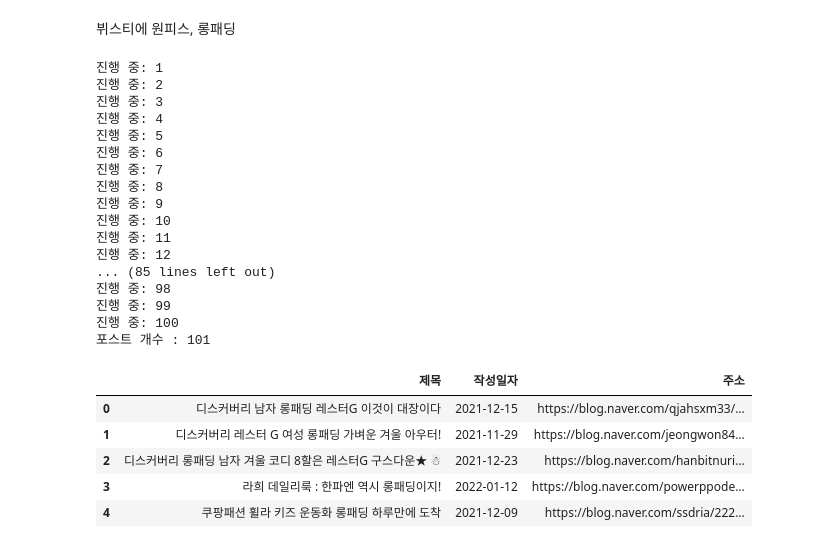
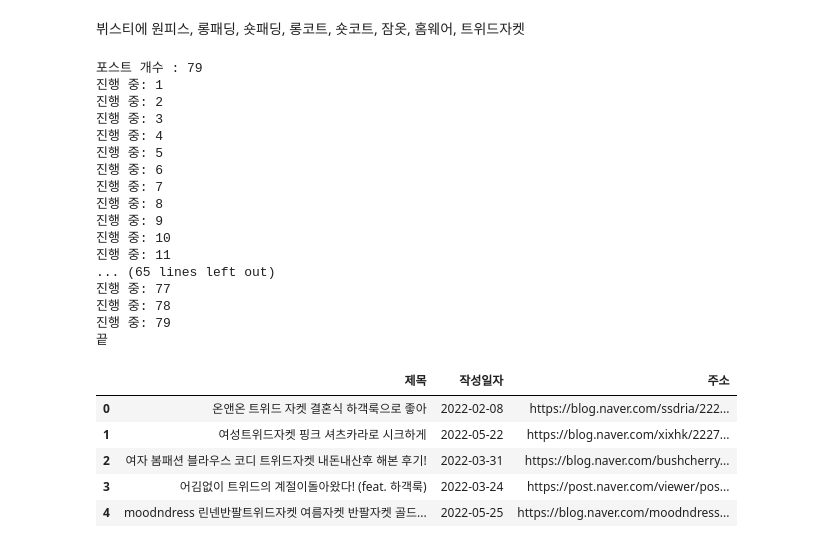
Before and after one commit to 00ddya3/zam_project, a Jupyter notebook: naverblog.ipynb, the cells around one changed output. Saved outputs shown, nothing was run; the diff lists cells and outputs as text; code cells hidden in the pictures.

```diff
--- a/naverblog.ipynb
+++ b/naverblog.ipynb
@@ -6,7 +6,7 @@ import pandas  as pd
 import psycopg2
 from datetime import date, timedelta
 # %% [markdown]
-뷔스티에 원피스, 롱패딩
+뷔스티에 원피스, 롱패딩, 숏패딩, 롱코트, 숏코트, 잠옷, 홈웨어, 트위드자켓
 # %%
 driver = webdriver.Chrome('C:\chromedriver.exe')
 
@@ -64,12 +64,11 @@ while True:
     i += 1
 
 
-print("\n")
-
 html = driver.page_source
 soup = BeautifulSoup(html, 'html.parser')
 
 view_list = soup.find('ul','lst_total').find_all('li')
+print('포스트 개수 :', len(view_list))
 
 for i in view_list :
 
@@ -80,21 +79,28 @@ for i in view_list :
     title = all_title[5].get_text( )          # 게시물 제목
     title2.append(title)                      # 게시물 제목 리스트에 추가
 
+    time.sleep(2)
+
     bdate = i.find('span','sub_time sub_txt').get_text( )  # 작성일자
     bdate.replace('.', '-')
     bdate2.append(bdate)                     # 작성일자 리스트에 추가
 
+    time.sleep(2)
+
     url = str(all_title[0])
-    url = url.split('"')[5]
-    url2.append(url)
+    url = url.split('"')[5]                 # 게시물 url
+    url2.append(url)                        # url 리스트에 추가
+
+    time.sleep(2)
 
     if no == 200 : #한번에 200개 까지만 크롤링 가능
         break
 
     no += 1
 
-print('포스트 개수 :', no)
+print('끝')
 # %% [output]
+포스트 개수 : 79
 진행 중: 1
 진행 중: 2
 진행 중: 3
@@ -106,47 +112,48 @@ print('포스트 개수 :', no)
 진행 중: 9
 진행 중: 10
 진행 중: 11
-진행 중: 12
-... (85 lines left out)
-진행 중: 98
-진행 중: 99
-진행 중: 100
-포스트 개수 : 101
+... (65 lines left out)
+진행 중: 77
+진행 중: 78
+진행 중: 79
+끝
 # %%
 bdate3 = [] #전처리 후 작성일자
 
 # 작성일자를 날짜형식으로 통일화
 for day in bdate2 :
 
     if '시간 전' in day :       # n시간 전 업로드 글
+        day = date.today()
+    elif '분 전' in day :       # n분 전 업로드 글
         day = date.today()
     elif '일 전' in day :       # n일 전 업로드 글
         day = date.today() - timedelta(int(day[0])) #8일전 글 부터는 날짜로 반환
     elif day == '어제' :        # 어제 업로드 글
         day = date.today() - timedelta(1)
     else :
         day = day.rstrip('.')
         day = day.replace('.', '-')
 
     bdate3.append(day)
 
 # df화
 naver_blog = pd.DataFrame()
 naver_blog['제목'] = title2
 naver_blog['작성일자'] = bdate3
 naver_blog['주소'] = url2
 
 #date-time 타입으로 변환
 naver_blog['작성일자'] = pd.to_datetime(naver_blog['작성일자'])
 
 naver_blog.head()
 # %% [output]
 |  | 제목 | 작성일자 | 주소 |
-| 0 | 디스커버리 남자 롱패딩 레스터G 이것이 대장이다 | 2021-12-15 | https://blog.naver.com/qjahsxm33/... |
-| 1 | 디스커버리 레스터 G 여성 롱패딩 가벼운 겨울 아우터! | 2021-11-29 | https://blog.naver.com/jeongwon84... |
-| 2 | 디스커버리 롱패딩 남자 겨울 코디 8할은 레스터G 구스다운★ ☃︎ | 2021-12-23 | https://blog.naver.com/hanbitnuri... |
-| 3 | 라희 데일리룩 : 한파엔 역시 롱패딩이지! | 2022-01-12 | https://blog.naver.com/powerppode... |
-| 4 | 쿠팡패션 휠라 키즈 운동화 롱패딩 하루만에 도착 | 2021-12-09 | https://blog.naver.com/ssdria/222... |
+| 0 | 온앤온 트위드 자켓 결혼식 하객룩으로 좋아 | 2022-02-08 | https://blog.naver.com/ssdria/222... |
+| 1 | 여성트위드자켓 핑크 셔츠카라로 시크하게 | 2022-05-22 | https://blog.naver.com/xixhk/2227... |
+| 2 | 여자 봄패션 블라우스 코디 트위드자켓 내돈내산후 해본 후기! | 2022-03-31 | https://blog.naver.com/bushcherry... |
+| 3 | 어김없이 트위드의 계절이돌아왔다! (feat. 하객룩) | 2022-03-24 | https://post.naver.com/viewer/pos... |
+| 4 | moodndress 린넨반팔트위드자켓 여름자켓 반팔자켓 골드... | 2022-05-25 | https://blog.naver.com/moodndress... |
 # %%
 #select문 만들기
 def select_command(table) :
```
Also changed, not shown: parts of 3 cells of this notebook, 4 other files.
